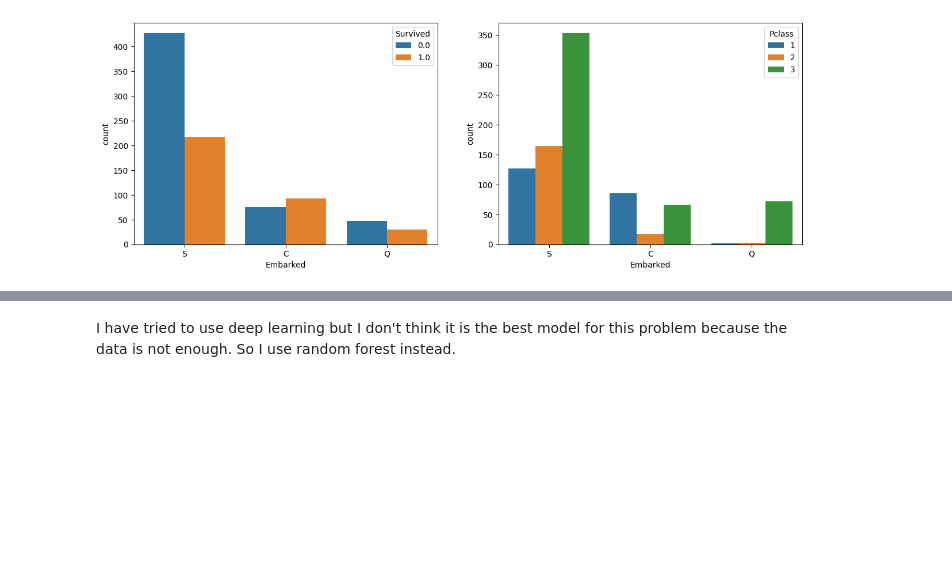
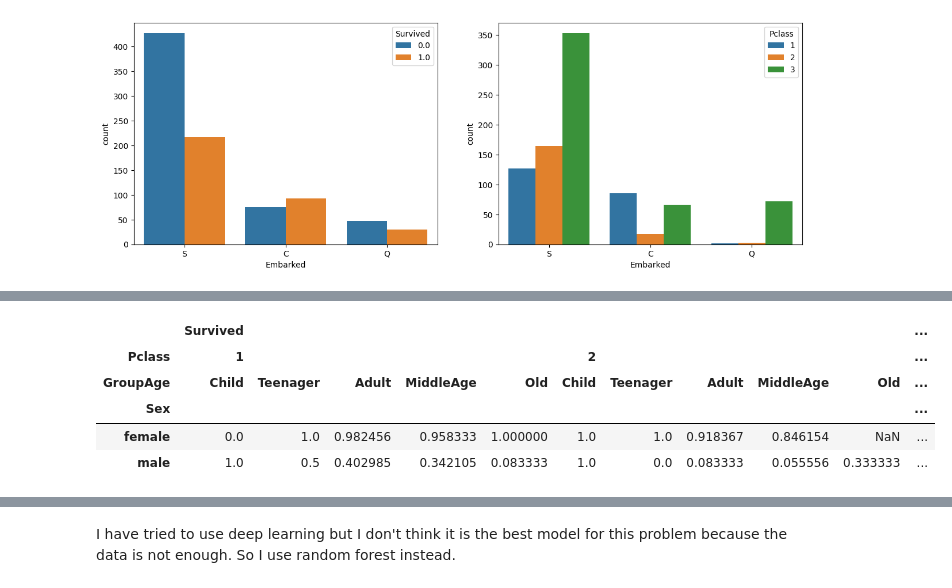
Before and after one commit to ccdarvin/competitions, a Jupyter notebook: kaggle/Titanic - Machine Learning from Disaster/notebook.ipynb, the cells around one changed output, grey strips where cells are left out. Saved outputs shown, nothing was run; the diff lists cells and outputs as text; code cells hidden in the pictures; blank space fills up the shorter version.

```diff
--- a/kaggle/Titanic - Machine Learning from Disaster/notebook.ipynb
+++ b/kaggle/Titanic - Machine Learning from Disaster/notebook.ipynb
@@ -245,0 +223,9 @@ X_train.isna().sum(axis=0)
+# %%
+data.pivot_table(index=['Sex'], columns=['Pclass', 'GroupAge'], values=['Survived'], aggfunc='mean')
+# %% [output]
+|  | Survived |  |  |  |  |  |  |  |  |  | ... |
+| Pclass | 1 |  |  |  |  | 2 |  |  |  |  | ... |
+| GroupAge | Child | Teenager | Adult | MiddleAge | Old | Child | Teenager | Adult | MiddleAge | Old | ... |
+| Sex |  |  |  |  |  |  |  |  |  |  | ... |
+| female | 0.0 | 1.0 | 0.982456 | 0.958333 | 1.000000 | 1.0 | 1.0 | 0.918367 | 0.846154 | NaN | ... |
+| male | 1.0 | 0.5 | 0.402985 | 0.342105 | 0.083333 | 1.0 | 0.0 | 0.083333 | 0.055556 | 0.333333 | ... |
```
Also changed, not shown: parts of 48 cells of this notebook, 2 other files.
